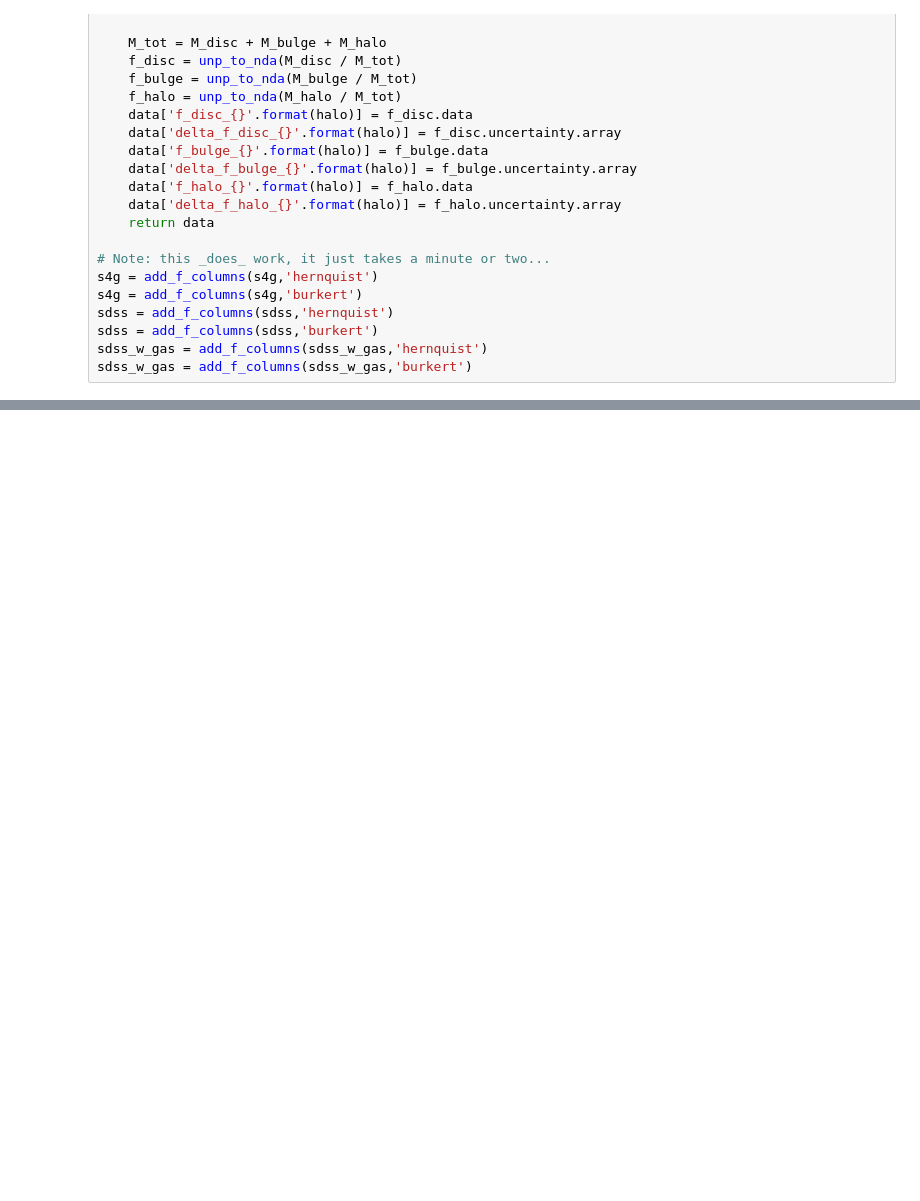
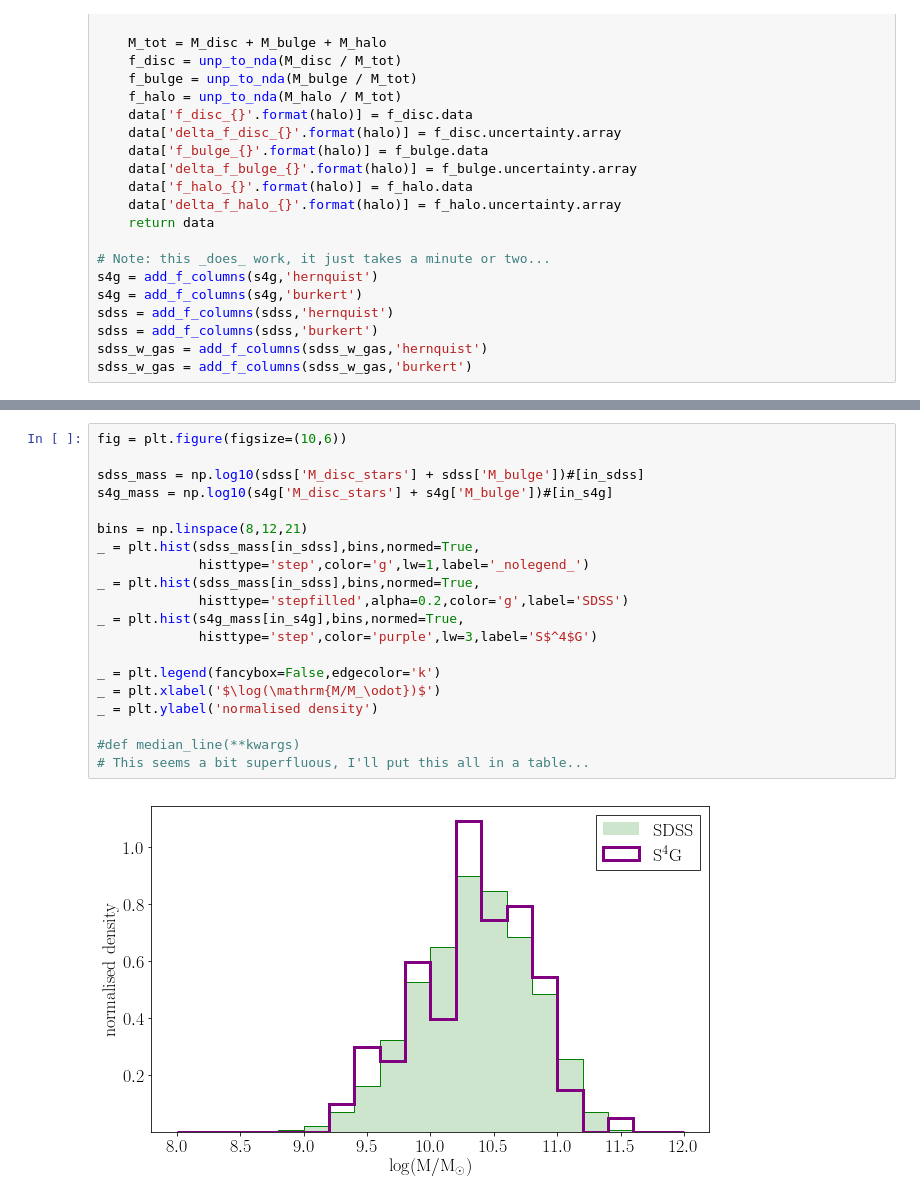
Before and after one commit to RossHart/Donghia_paper, a Jupyter notebook: distribution_plots.ipynb, the cells around one changed output, grey strips where cells are left out. Drawn from its saved outputs; the diff is of its cells as text; blank space fills up the shorter version.

```diff
--- a/distribution_plots.ipynb
+++ b/distribution_plots.ipynb
@@ -187,0 +203,22 @@ class HistogramPlotter():
+# %%
+fig = plt.figure(figsize=(10,6))
+
+sdss_mass = np.log10(sdss['M_disc_stars'] + sdss['M_bulge'])#[in_sdss]
+s4g_mass = np.log10(s4g['M_disc_stars'] + s4g['M_bulge'])#[in_s4g]
+
+bins = np.linspace(8,12,21)
+_ = plt.hist(sdss_mass[in_sdss],bins,normed=True,
+             histtype='step',color='g',lw=1,label='_nolegend_')
+_ = plt.hist(sdss_mass[in_sdss],bins,normed=True,
+             histtype='stepfilled',alpha=0.2,color='g',label='SDSS')
+_ = plt.hist(s4g_mass[in_s4g],bins,normed=True,
+             histtype='step',color='purple',lw=3,label='S$^4$G')
+
+_ = plt.legend(fancybox=False,edgecolor='k')
+_ = plt.xlabel('$\log(\mathrm{M/M_\odot})$')
+_ = plt.ylabel('normalised density')
+
+#def median_line(**kwargs)
+# This seems a bit superfluous, I'll put this all in a table...
+# %% [output]
+[figure, added]
```
Also changed, not shown: parts of 11 cells of this notebook, 1 other file.
